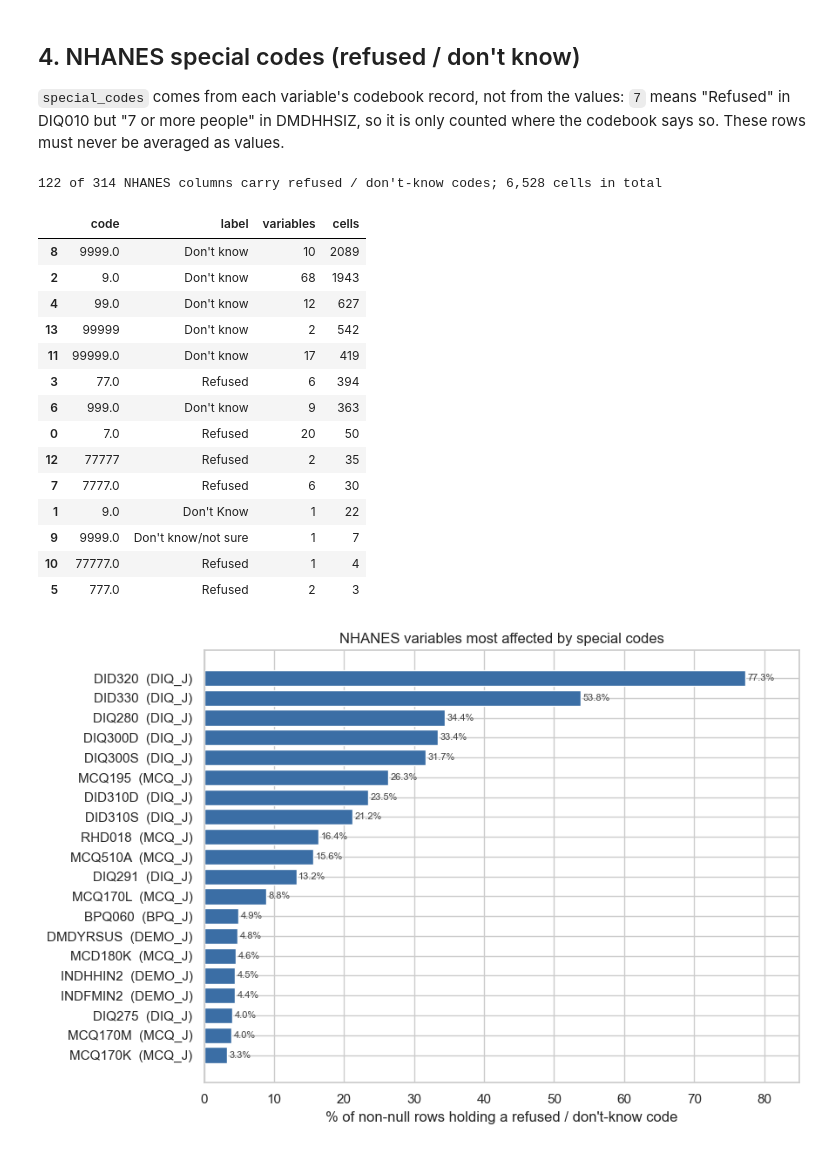
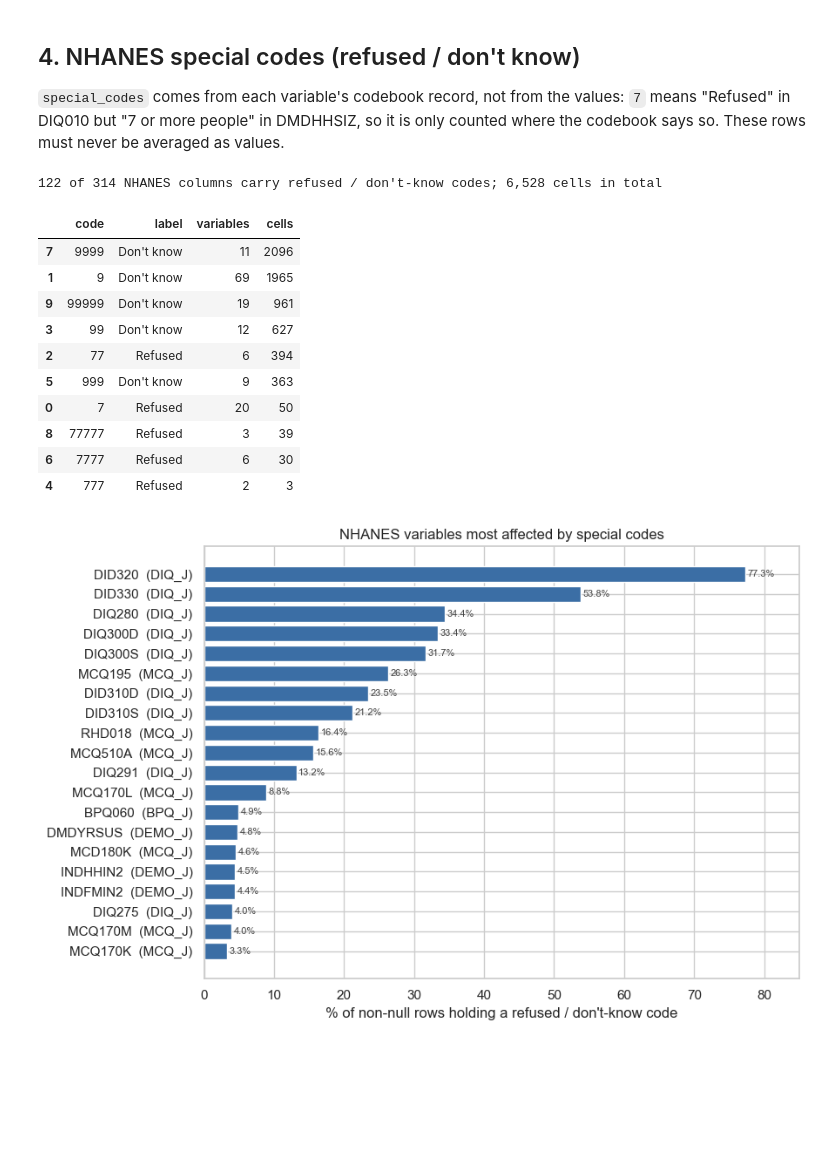
Before and after one commit to ryantechs-dotcom/Agentic-medallion, a Jupyter notebook: notebooks/tabular_eda.ipynb, the cells around one changed output. Drawn from its saved outputs; the diff is of its cells as text; code cells hidden in the pictures; blank space fills up the shorter version.

```diff
--- a/notebooks/tabular_eda.ipynb
+++ b/notebooks/tabular_eda.ipynb
@@ -203,38 +203,37 @@ says so. These rows must never be averaged as values.
 # %%
 nh = prof[prof.schema == "nhanes_2017_2018"].copy()
 nh["non_null"] = nh.n_rows - nh.n_null
 nh["special_pct"] = (100 * nh.n_special / nh.non_null.where(nh.non_null > 0)).round(2)
 coded = nh[nh.n_special > 0]
 print(f"{len(coded)} of {len(nh)} NHANES columns carry refused / don't-know codes; "
       f"{coded.n_special.sum():,} cells in total")
 
 rows = []
 for _, r in coded.iterrows():
     for c in json.loads(r.special_codes):
         rows.append({"table": r["table"], "column": r["column"], "code": c["value"],
                      "label": c["label"], "count": c["count"]})
 codes = pd.DataFrame(rows)
+codes["code"] = codes.code.astype(int)       # 99999 and 99999.0 are the same code
+codes["label"] = np.where(codes.label.str.lower().str.startswith("refused"), "Refused",
+                          "Don't know")
 by_code = (codes.groupby(["code", "label"]).agg(variables=("column", "nunique"),
            cells=("count", "sum")).reset_index().sort_values("cells", ascending=False))
 by_code.to_csv(TAB / "nhanes_special_codes_by_code.csv", index=False)
 by_code
 # %% [output]
 122 of 314 NHANES columns carry refused / don't-know codes; 6,528 cells in total
 |  | code | label | variables | cells |
-| 8 | 9999.0 | Don't know | 10 | 2089 |
-| 2 | 9.0 | Don't know | 68 | 1943 |
-| 4 | 99.0 | Don't know | 12 | 627 |
-| 13 | 99999 | Don't know | 2 | 542 |
-| 11 | 99999.0 | Don't know | 17 | 419 |
-| 3 | 77.0 | Refused | 6 | 394 |
-| 6 | 999.0 | Don't know | 9 | 363 |
-| 0 | 7.0 | Refused | 20 | 50 |
-| 12 | 77777 | Refused | 2 | 35 |
-| 7 | 7777.0 | Refused | 6 | 30 |
-| 1 | 9.0 | Don't Know | 1 | 22 |
-| 9 | 9999.0 | Don't know/not sure | 1 | 7 |
-| 10 | 77777.0 | Refused | 1 | 4 |
-| 5 | 777.0 | Refused | 2 | 3 |
+| 7 | 9999 | Don't know | 11 | 2096 |
+| 1 | 9 | Don't know | 69 | 1965 |
+| 9 | 99999 | Don't know | 19 | 961 |
+| 3 | 99 | Don't know | 12 | 627 |
+| 2 | 77 | Refused | 6 | 394 |
+| 5 | 999 | Don't know | 9 | 363 |
+| 0 | 7 | Refused | 20 | 50 |
+| 8 | 77777 | Refused | 3 | 39 |
+| 6 | 7777 | Refused | 6 | 30 |
+| 4 | 777 | Refused | 2 | 3 |
 # %%
 top = coded.nlargest(20, "special_pct").iloc[::-1]
 fig, ax = plt.subplots(figsize=(9, 6))
```
Also changed, not shown: 1 other file.
